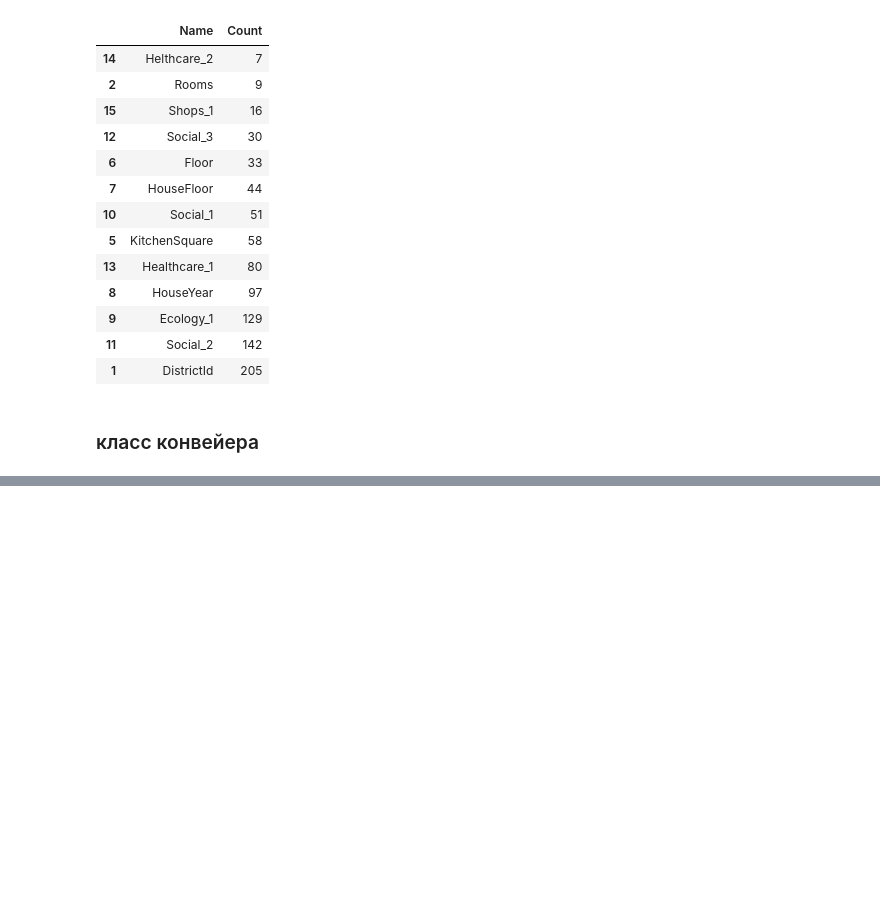
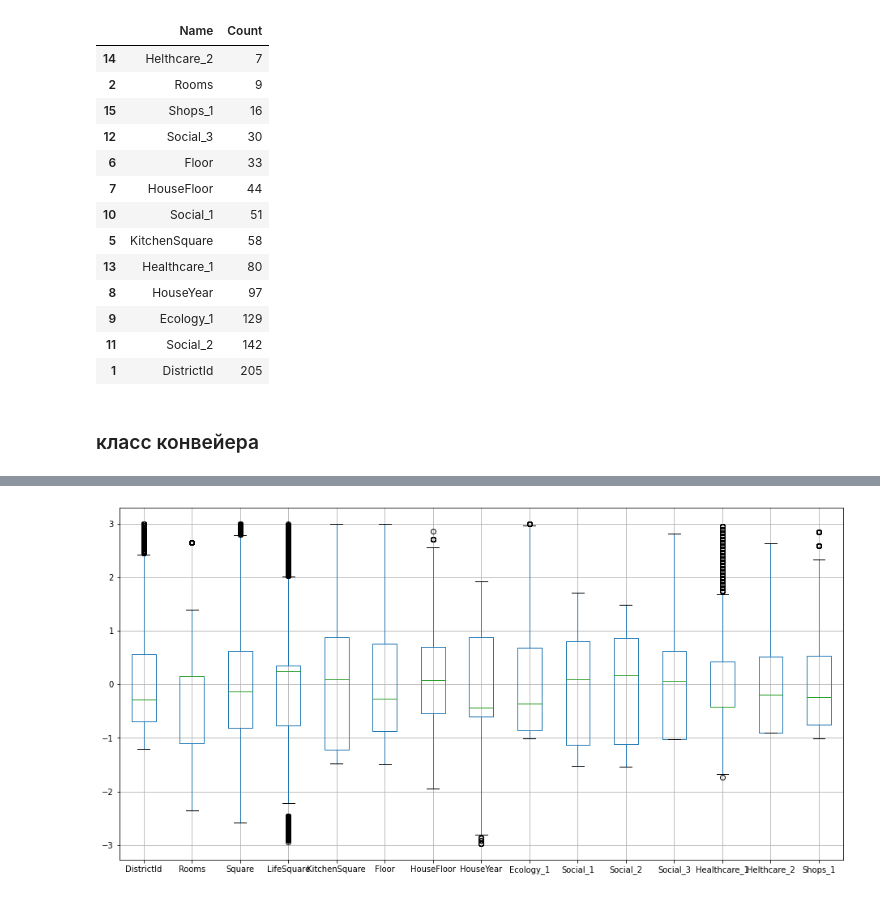
Before and after one commit to BlackStoneShadow/Python, a Jupyter notebook: MLearning/DSLibraries/Summary/Task1.ipynb, the cells around one changed output, grey strips where cells are left out. Drawn from its saved outputs; the diff is of its cells as text; code cells hidden in the pictures; blank space fills up the shorter version.

```diff
--- a/MLearning/DSLibraries/Summary/Task1.ipynb
+++ b/MLearning/DSLibraries/Summary/Task1.ipynb
@@ -250,2 +273,4 @@ TypeError: property_cat() missing 1 required positional argument: 'data'
 # %%
-pipeline.boxplot((item for item in pipeline.property_num if item != pipeline.target))
+pipeline.boxplot(pipeline.sc_train_data)
+# %% [output]
+[figure, added]
```
Also changed, not shown: parts of 9 cells of this notebook, 1 other file.
